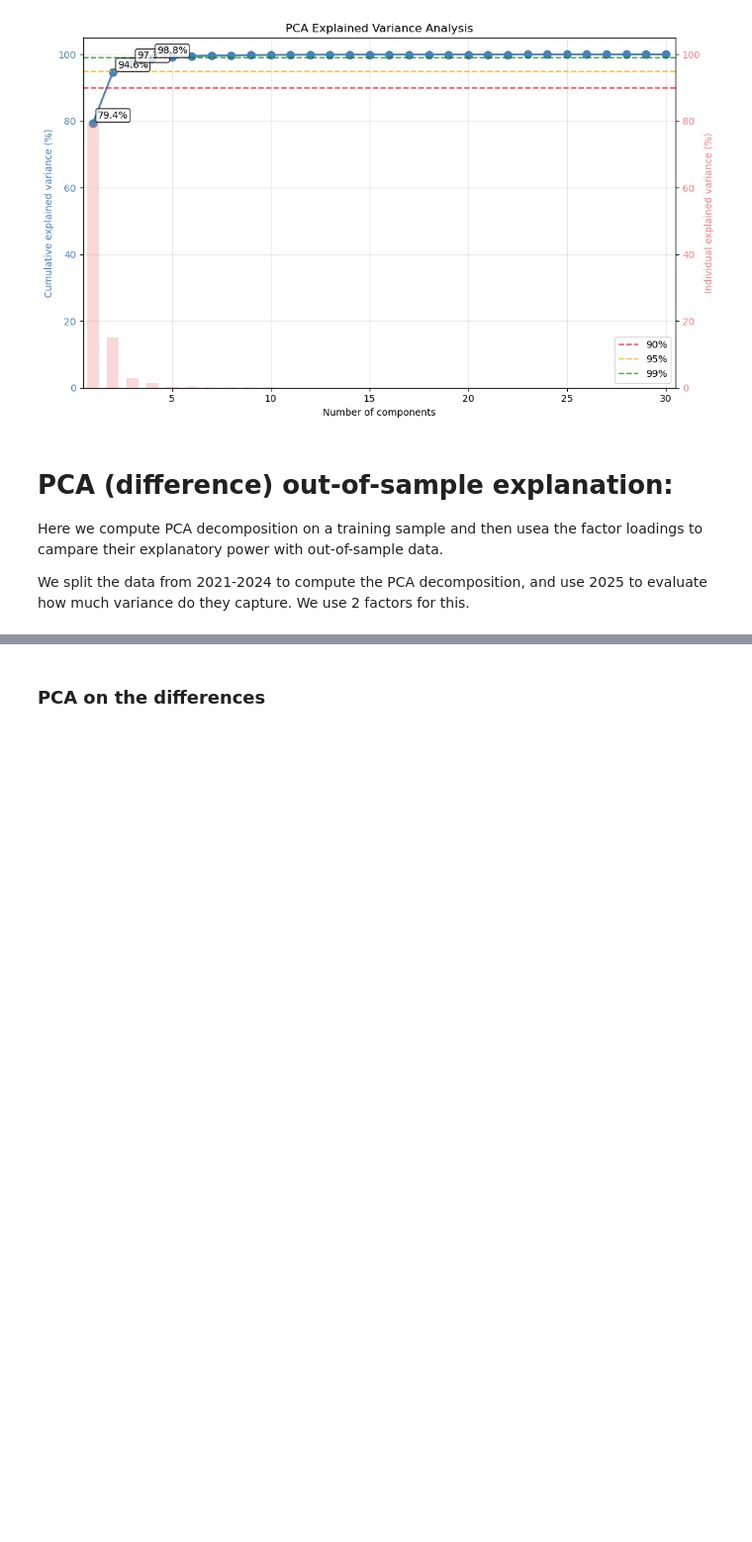
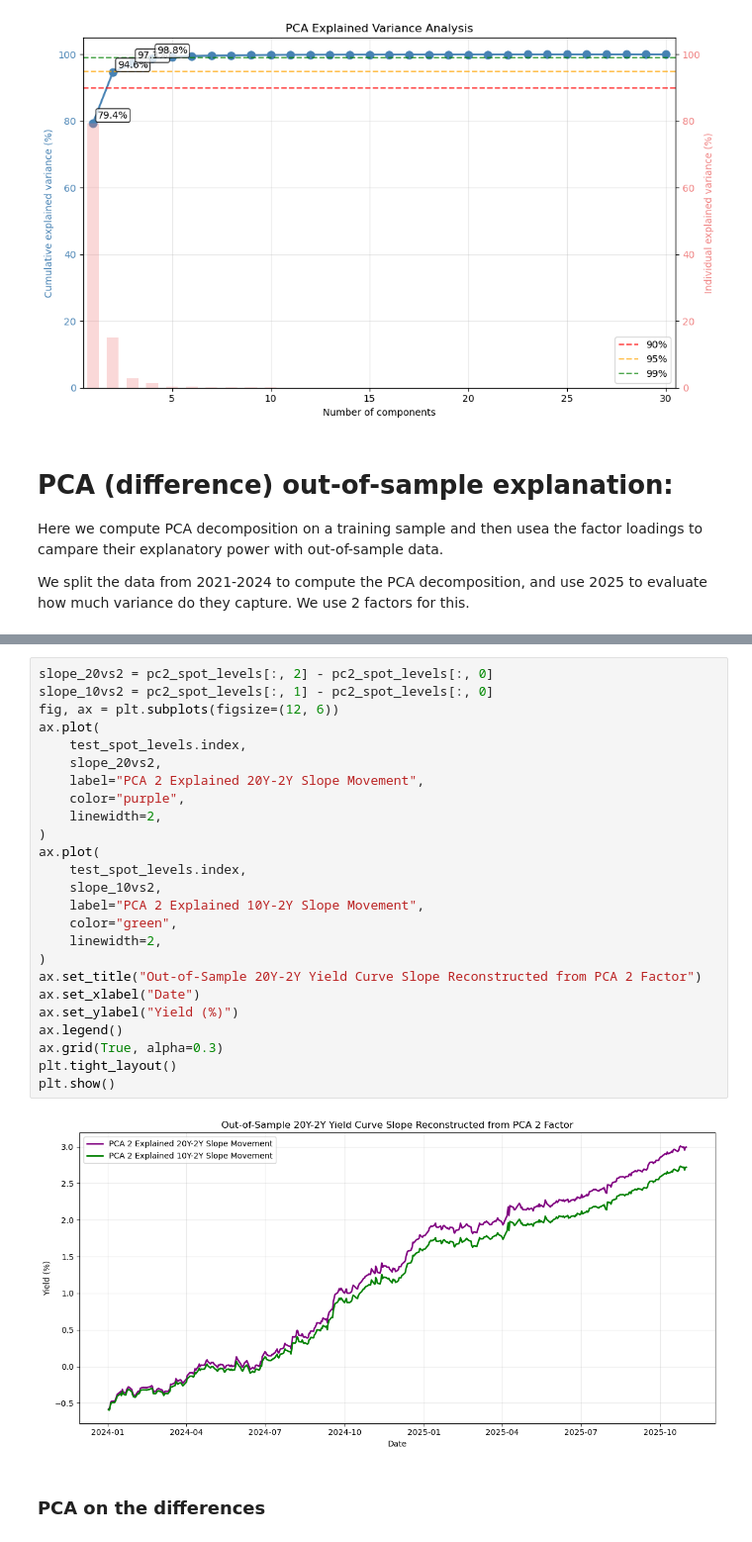
Before and after one commit to hedge-fund-strats/yield-curve-slope-trading, a Jupyter notebook: 01-pca.ipynb, the cells around one changed output, grey strips where cells are left out. Shown at 99% size. Saved outputs shown, nothing was run; the diff lists cells and outputs as text; blank space fills up the shorter version.

```diff
--- a/01-pca.ipynb
+++ b/01-pca.ipynb
@@ -181,3 +220,30 @@ plt.show()
+# %%
+slope_20vs2 = pc2_spot_levels[:, 2] - pc2_spot_levels[:, 0]
+slope_10vs2 = pc2_spot_levels[:, 1] - pc2_spot_levels[:, 0]
+fig, ax = plt.subplots(figsize=(12, 6))
+ax.plot(
+    test_spot_levels.index,
+    slope_20vs2,
+    label="PCA 2 Explained 20Y-2Y Slope Movement",
+    color="purple",
+    linewidth=2,
+)
+ax.plot(
+    test_spot_levels.index,
+    slope_10vs2,
+    label="PCA 2 Explained 10Y-2Y Slope Movement",
+    color="green",
+    linewidth=2,
+)
+ax.set_title("Out-of-Sample 20Y-2Y Yield Curve Slope Reconstructed from PCA 2 Factor")
+ax.set_xlabel("Date")
+ax.set_ylabel("Yield (%)")
+ax.legend()
+ax.grid(True, alpha=0.3)
+plt.tight_layout()
+plt.show()
+# %% [output]
+[figure, added]
 # %% [markdown]
 ### PCA on the differences
 # %%
```
Also changed, not shown: parts of 2 cells of this notebook.
